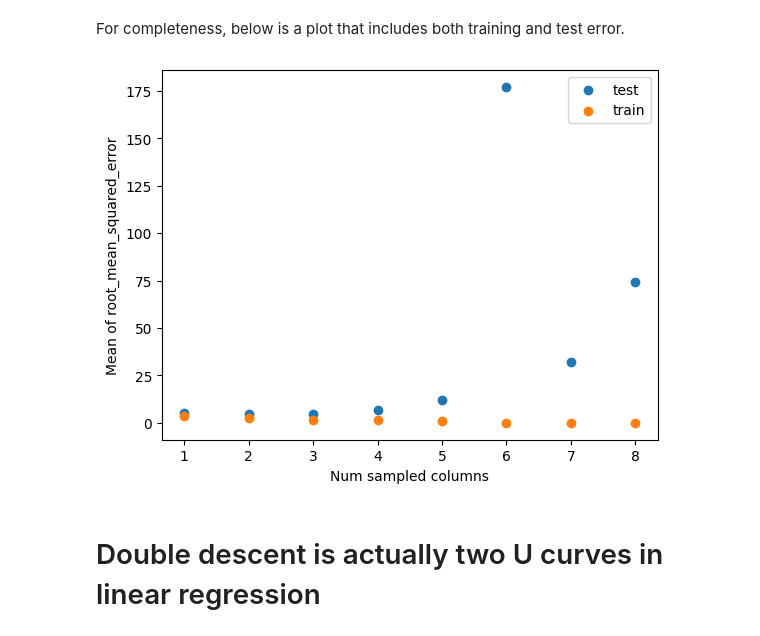
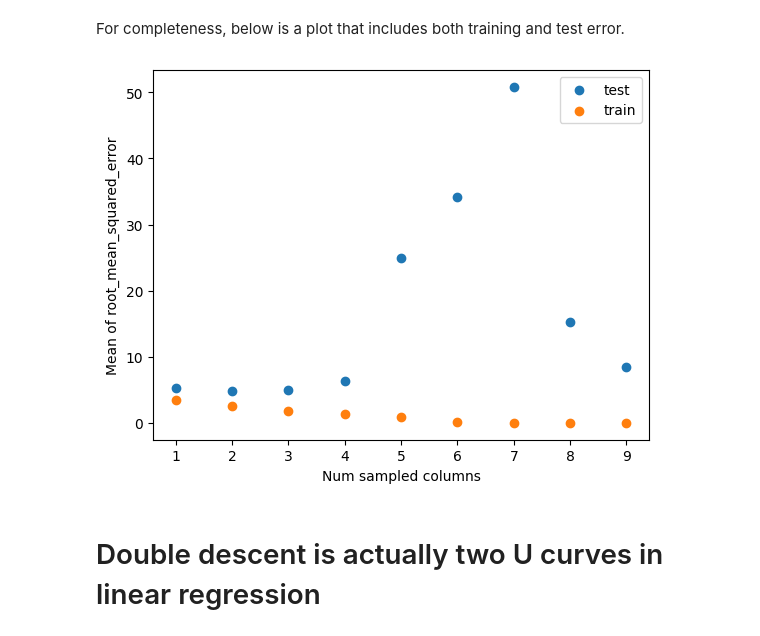
Before and after one commit to jeanimal/double_descent_dar, a Jupyter notebook: double_descent_mtcars_reg.ipynb, the cells around one changed output. Saved outputs shown, nothing was run; the diff lists cells and outputs as text; code cells hidden in the pictures.

```diff
--- a/double_descent_mtcars_reg.ipynb
+++ b/double_descent_mtcars_reg.ipynb
@@ -184,3 +180,0 @@ num_sampled_columns = 3
-# %%
-X_train, X_test, y_train, y_test = sample_eval.train_test_split_by_rows_and_cols(X, y, num_train_rows=num_train_rows, num_columns=num_sampled_columns, replace=False, random_state=random_state, verbose=True)
-X_train
@@ -278,2 +268,6 @@ num_train_rows = 7
 # %%
-model = linear_model.LinearRegression(fit_intercept=True)
+metric = root_mean_squared_error
+metrics = [
+        sample_eval.MetricTuple('train', metric_func=metric, dataset_type=sample_eval.DatasetType.train),
+        sample_eval.MetricTuple('test', metric_func=metric, dataset_type=sample_eval.DatasetType.test)
+    ]
@@ -283,5 +274,5 @@ def sample_by_num_cols(num_sampled_columns_local):
 # %%
-num_samples = 200
-metric_all_samples = []
-for num_sampled_columns in range(1, X.shape[1]-1):
-    metric_all_samples.append((num_sampled_columns, np.array([tuple(sample_by_num_cols(num_sampled_columns).values()) for _ in range(num_samples)])))
+num_samples = 300
+num_columns_list = range(1, X.shape[1])
+random_state = np.random.RandomState(33) # set for reproducibility
+metric_dict = sample_eval.sample_and_calc_metrics_by_rows_and_cols(X, y, num_train_rows, num_columns_list=num_columns_list, model=model, metric_tuples=metrics, num_samples=num_samples, replace=False, random_state=random_state)
@@ -325,14 +312,14 @@ Considering why, focus on the mtcars data set (documentation: https://www.rdocum
 # %% [markdown]
 For completeness, below is a plot that includes both training and test error.
 # %%
-plt.scatter(num_cols, test_means, label='test')
-plt.scatter(num_cols, train_means, label='train')
+plt.scatter(num_columns_list, np.mean(metric_dict['test'], axis=0), label='test')
+plt.scatter(num_columns_list, np.mean(metric_dict['train'], axis=0), label='train')
 plt.xlabel("Num sampled columns")
 plt.ylabel("Mean of " + my_metric.__name__)
 plt.legend()
 plt.show()
 # %% [output]
-[figure, old version]
+[figure, new version]
 # %% [markdown]
 # Double descent is actually two U curves in linear regression
 # %% [markdown]
```
Also changed, not shown: parts of 48 cells of this notebook.
